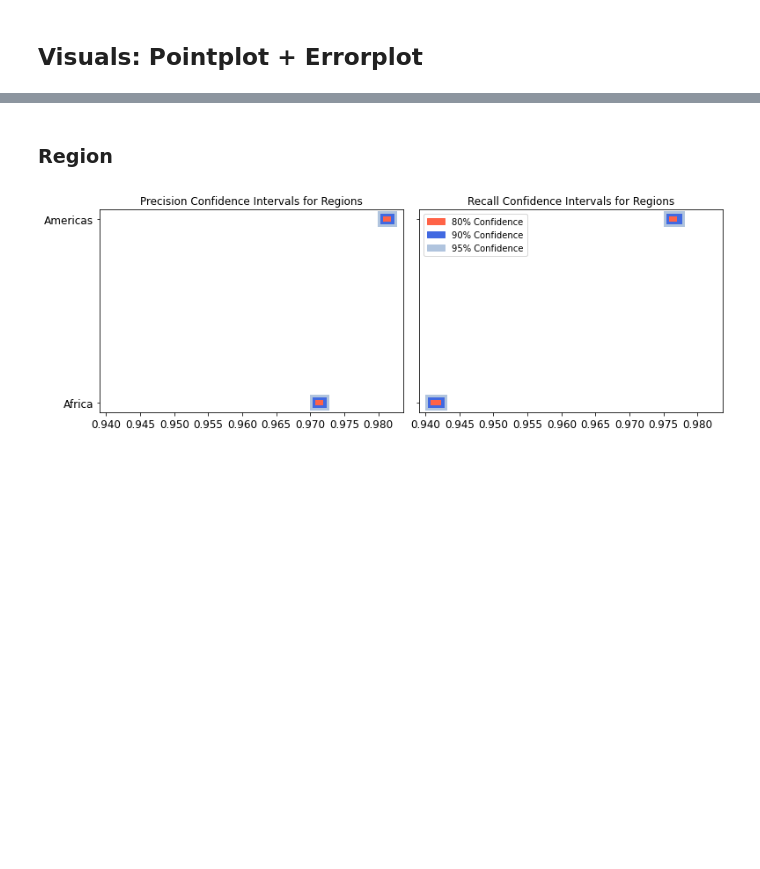
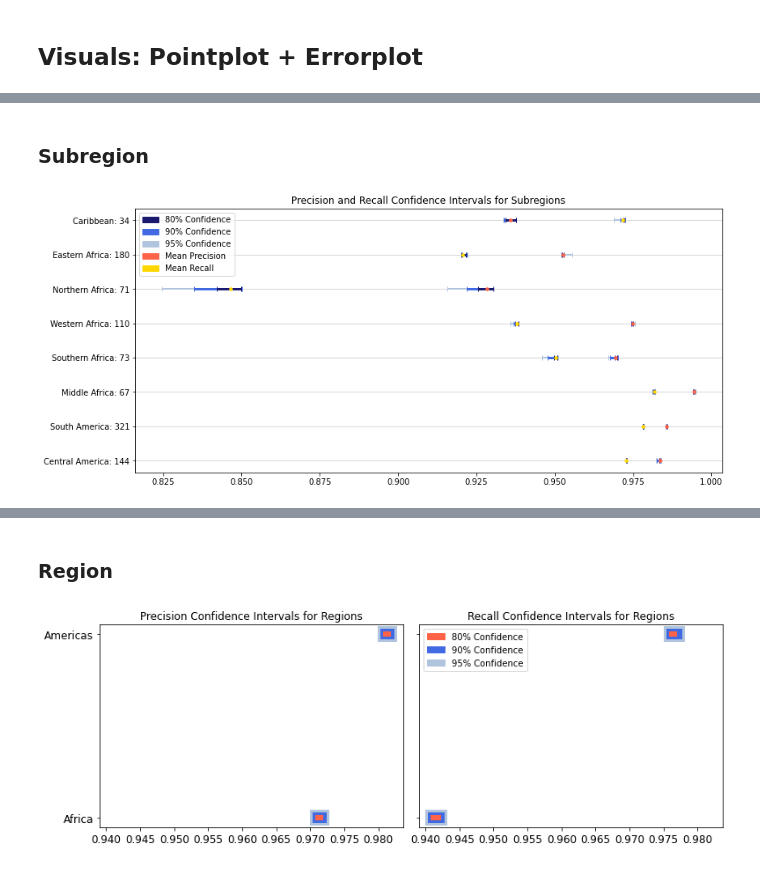
Before and after one commit to wri/sentinel-tree-cover, a Jupyter notebook: notebooks/analysis/validation-analysis.ipynb, the cells around one changed output, grey strips where cells are left out. Saved outputs shown, nothing was run; the diff lists cells and outputs as text; code cells hidden in the pictures; blank space fills up the shorter version.

```diff
--- a/notebooks/analysis/validation-analysis.ipynb
+++ b/notebooks/analysis/validation-analysis.ipynb
@@ -451,0 +395,6 @@ ax.errorbar(x_coords, y_coords, yerr=asymmetric_error, fmt=' ', zorder=-1);
+# %% [markdown]
+### Subregion
+# %%
+errorplot_precision_recall(subregion_conf, (13,6), 'Subregions')
+# %% [output]
+[figure, added]
```
Also changed, not shown: parts of 34 cells of this notebook.
